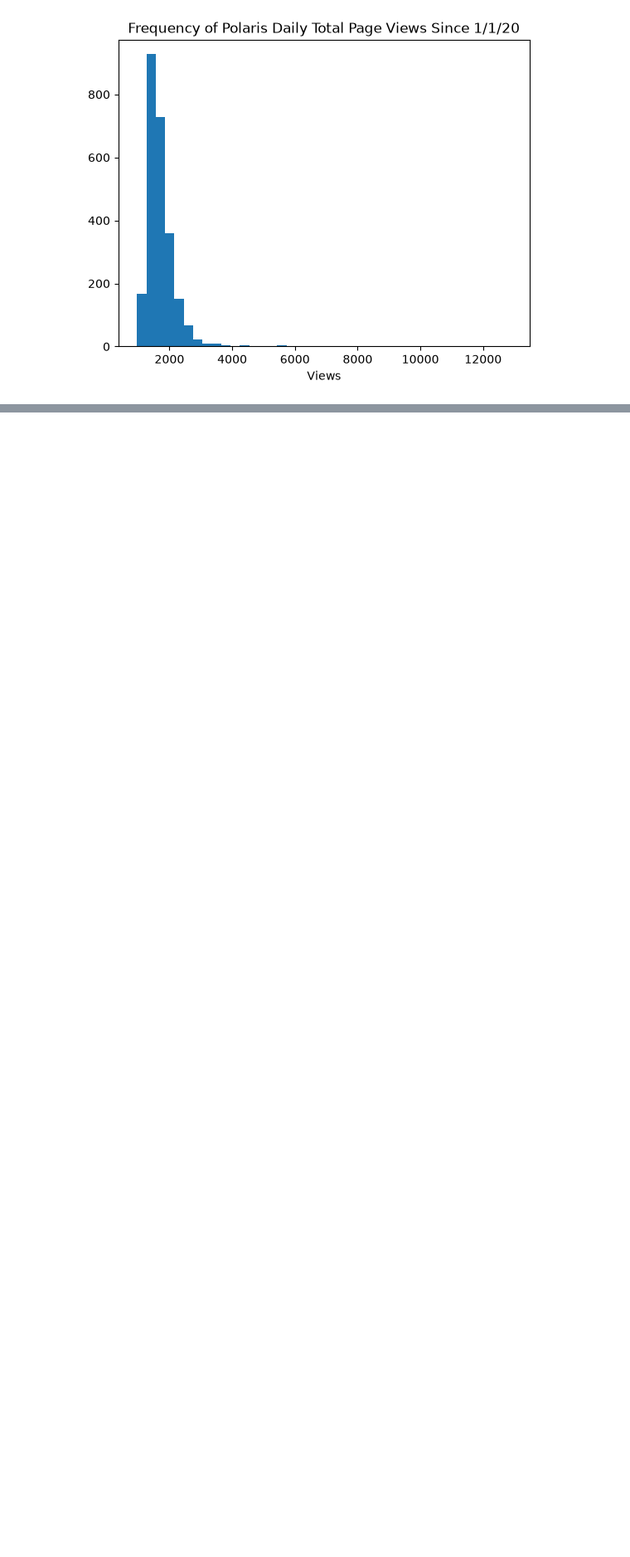
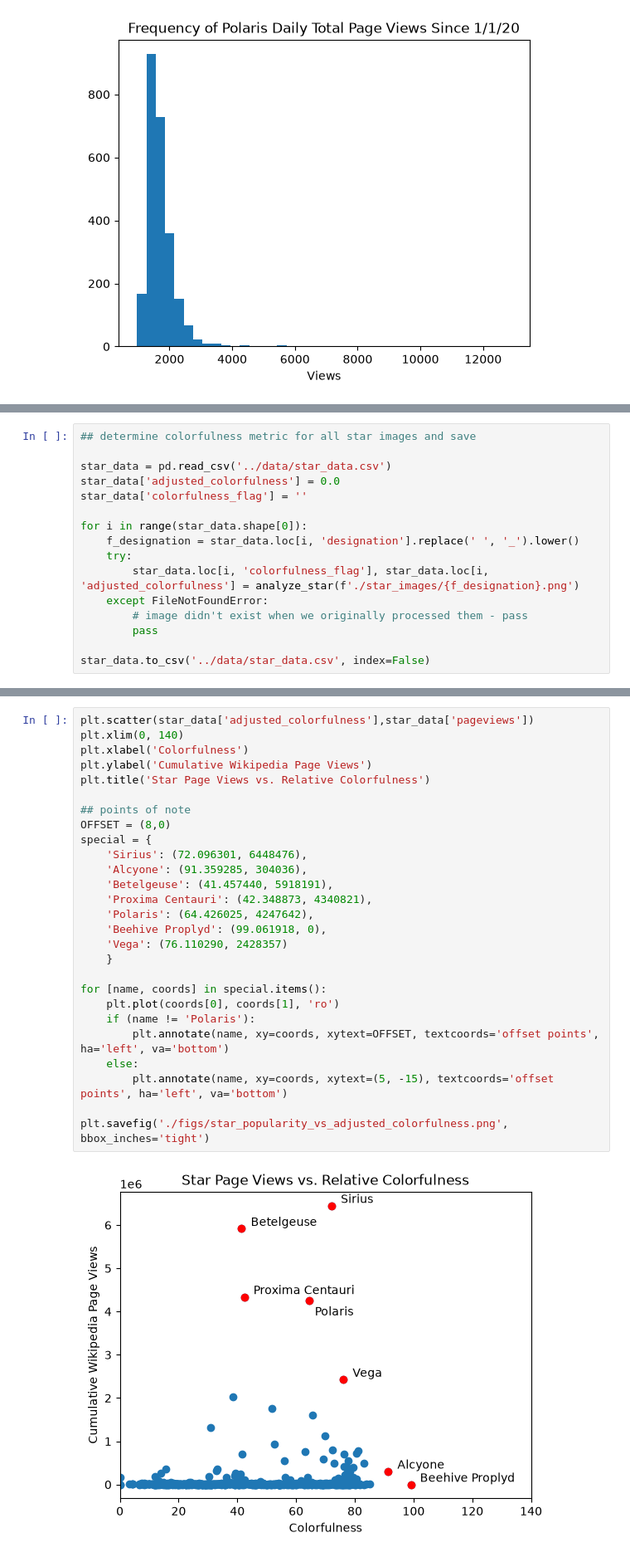
Before and after one commit to etu8924/CelestialCelebs, a Jupyter notebook: sophia_research/img_processing.ipynb, the cells around one changed output, grey strips where cells are left out. Shown at 83% size. Cells and saved outputs as stored; diff of their text form; blank space fills up the shorter version.

```diff
--- a/sophia_research/img_processing.ipynb
+++ b/sophia_research/img_processing.ipynb
@@ -204,0 +674,16 @@ plt.show()
+# %%
+## determine colorfulness metric for all star images and save
+
+star_data = pd.read_csv('../data/star_data.csv')
+star_data['adjusted_colorfulness'] = 0.0
+star_data['colorfulness_flag'] = ''
+
+for i in range(star_data.shape[0]):
+    f_designation = star_data.loc[i, 'designation'].replace(' ', '_').lower()
+    try:
+        star_data.loc[i, 'colorfulness_flag'], star_data.loc[i, 'adjusted_colorfulness'] = analyze_star(f'./star_images/{f_designation}.png')
+    except FileNotFoundError:
+        # image didn't exist when we originally processed them - pass
+        pass
+
+star_data.to_csv('../data/star_data.csv', index=False)
@@ -204,0 +704,29 @@ plt.show()
+# %%
+plt.scatter(star_data['adjusted_colorfulness'],star_data['pageviews'])
+plt.xlim(0, 140)
+plt.xlabel('Colorfulness')
+plt.ylabel('Cumulative Wikipedia Page Views')
+plt.title('Star Page Views vs. Relative Colorfulness')
+
+## points of note
+OFFSET = (8,0)
+special = {
+    'Sirius': (72.096301, 6448476),
+    'Alcyone': (91.359285, 304036),
+    'Betelgeuse': (41.457440, 5918191),
+    'Proxima Centauri': (42.348873, 4340821),
+    'Polaris': (64.426025, 4247642),
+    'Beehive Proplyd': (99.061918, 0),
+    'Vega': (76.110290, 2428357)
+    }
+
+for [name, coords] in special.items():
+    plt.plot(coords[0], coords[1], 'ro')
+    if (name != 'Polaris'):
+        plt.annotate(name, xy=coords, xytext=OFFSET, textcoords='offset points', ha='left', va='bottom')
+    else:
+        plt.annotate(name, xy=coords, xytext=(5, -15), textcoords='offset points', ha='left', va='bottom')
+
+plt.savefig('./figs/star_popularity_vs_adjusted_colorfulness.png', bbox_inches='tight')
+# %% [output]
+[figure, added]
```
Also changed, not shown: parts of 34 cells of this notebook, 6 other files.
